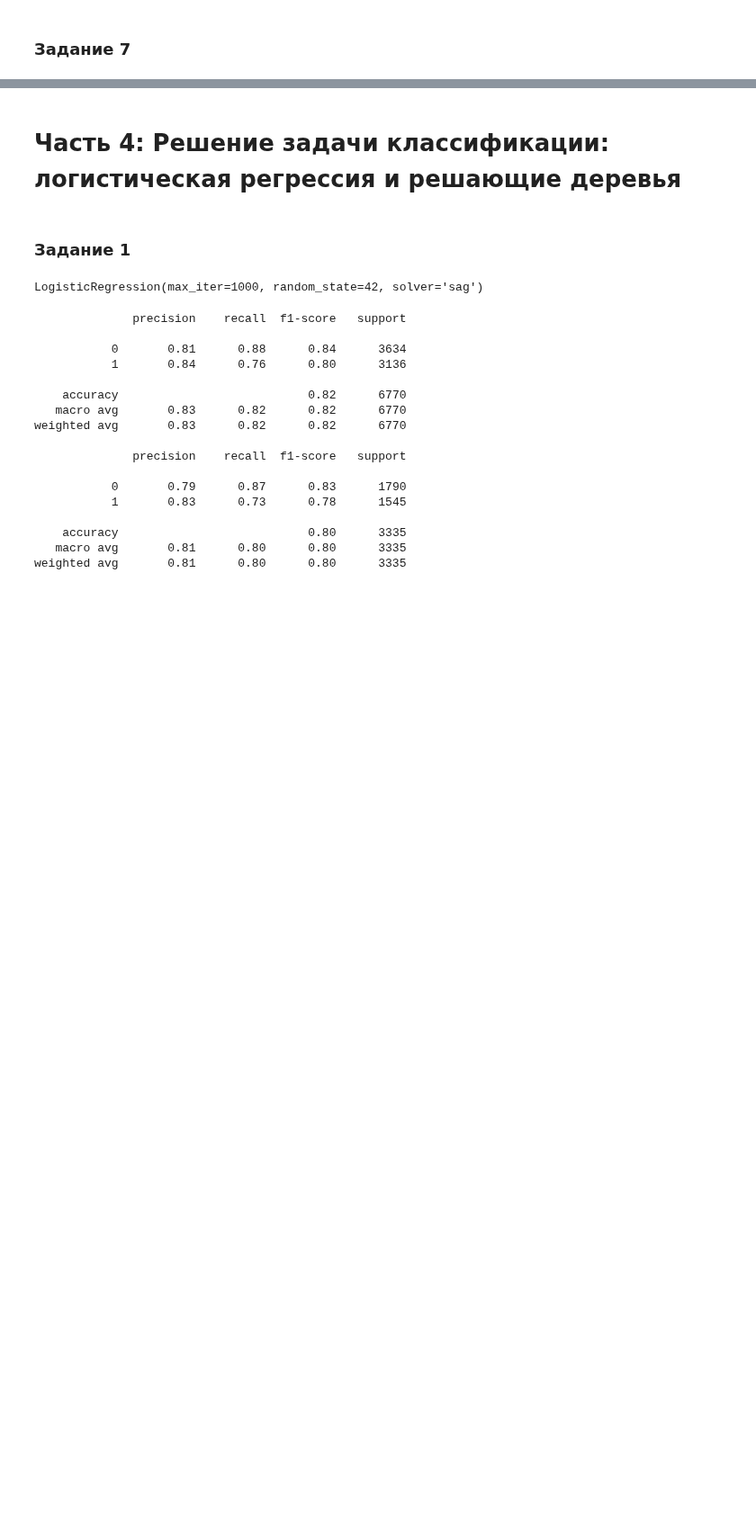
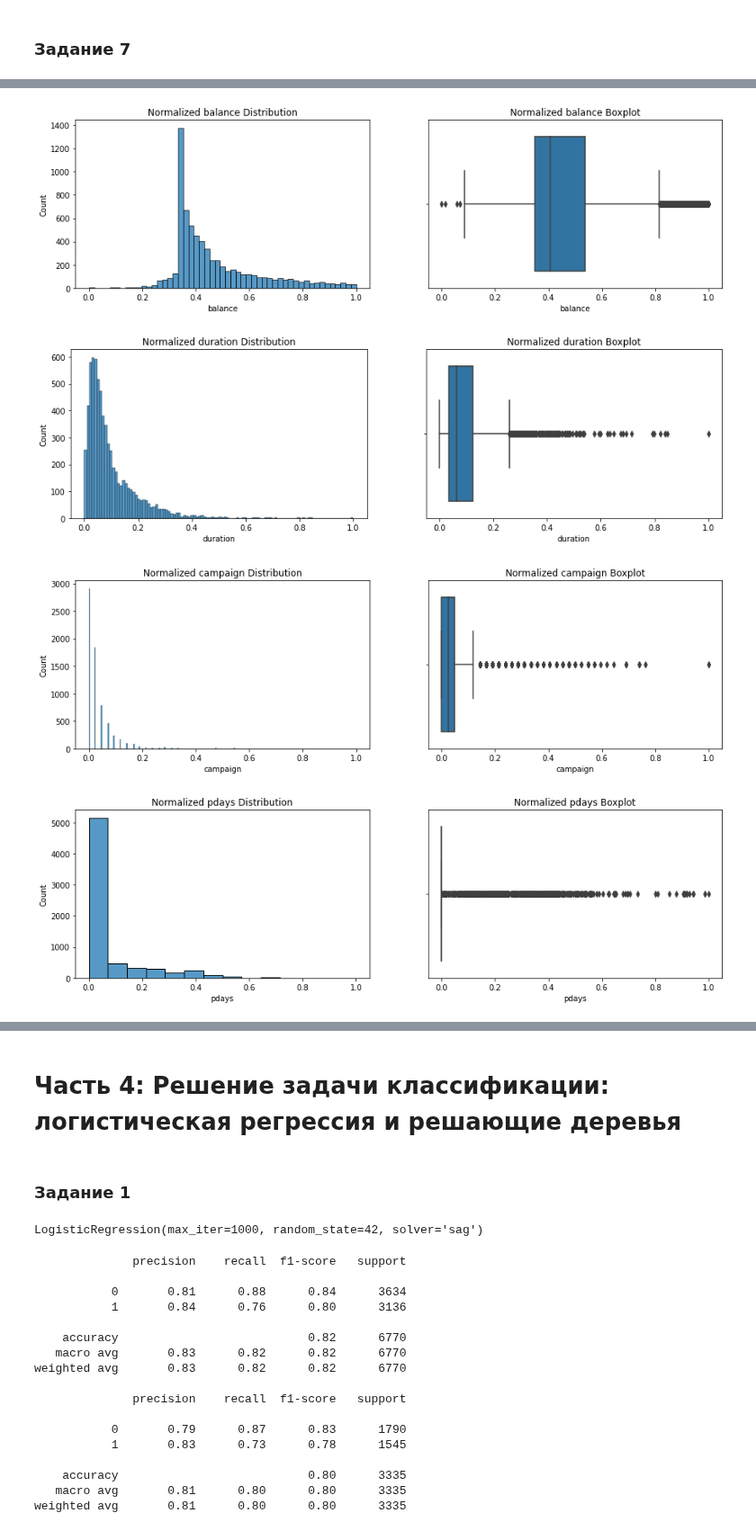
Before and after one commit to PoluboyarinovSI/SF_DataScience, a Jupyter notebook: project_4/Project_4_ML.ipynb, the cells around one changed output, grey strips where cells are left out. Shown at 90% size. Saved outputs shown, nothing was run; the diff lists cells and outputs as text; code cells hidden in the pictures; blank space fills up the shorter version.

```diff
--- a/project_4/Project_4_ML.ipynb
+++ b/project_4/Project_4_ML.ipynb
@@ -467,0 +522,15 @@ X_test_scaled = pd.DataFrame(X_test_scaled, columns=X_test_kbest.columns)
+# %%
+# Иллюстрация распределения количественных признаков после нормализации
+col_features = ['balance', 'duration', 'campaign', 'pdays', 'previous']
+
+for col in col_features:
+    fig, axes = plt.subplots(nrows=1, ncols=2, figsize=(15, 4))
+    histplot = sns.histplot(data=X_train_scaled, x=col, ax=axes[0]);
+    histplot.set_title(f'Normalized {col} Distribution');
+    boxplot = sns.boxplot(data=X_train_scaled, x=col, ax=axes[1]);
+    boxplot.set_title(f'Normalized {col} Boxplot');
+# %% [output]
+[figure, added]
+[figure, added]
+[figure, added]
+[figure, added]
```
Also changed, not shown: parts of 55 cells of this notebook, 1 other file.
